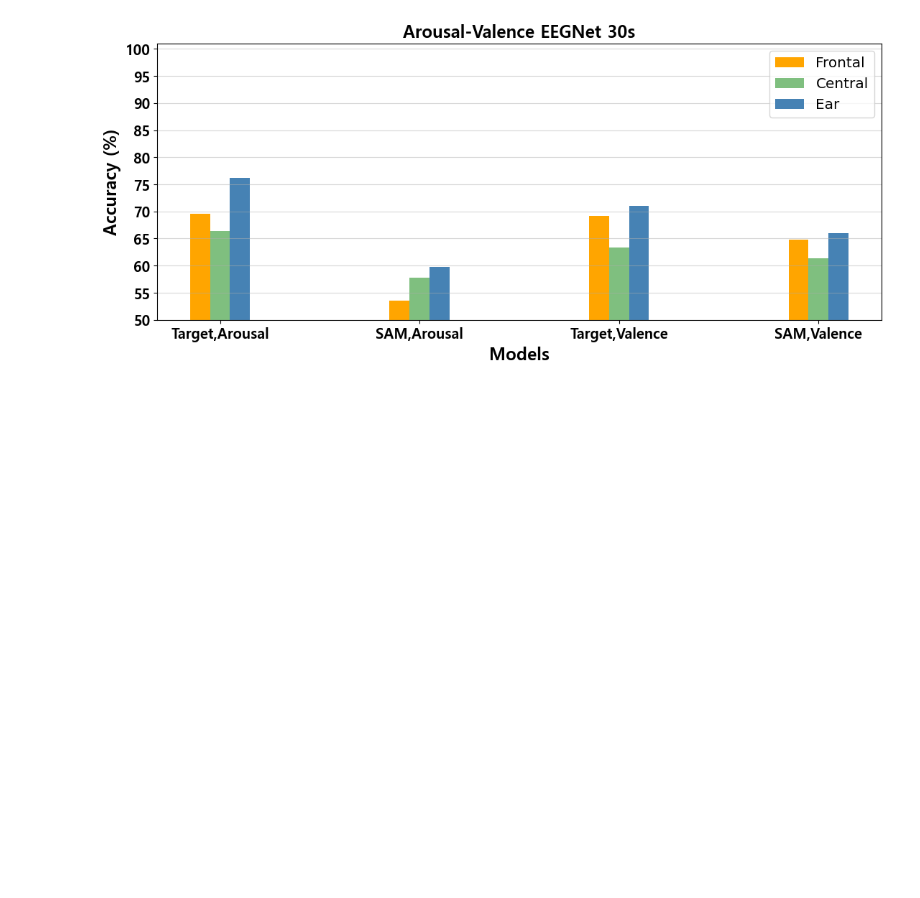
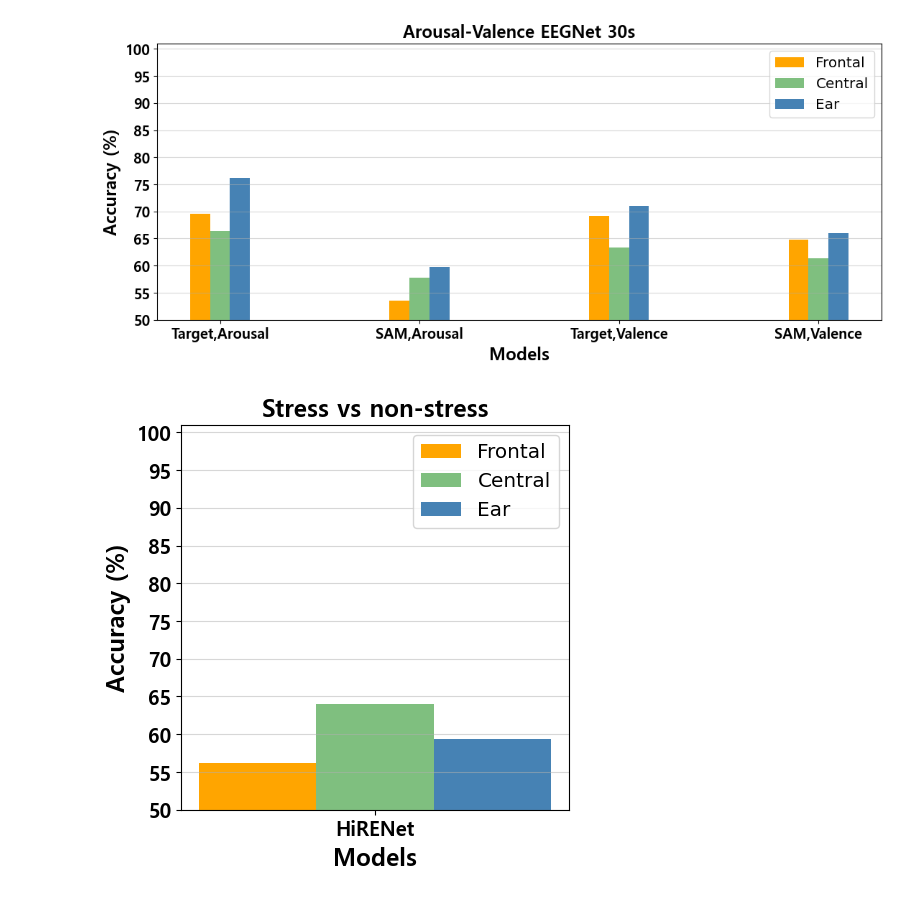
Before and after one commit to sees4321/Samsung_2024, a Jupyter notebook: emotion_data_analyze.ipynb, the cells around one changed output. Cells and saved outputs as stored; diff of their text form; code cells hidden in the pictures; blank space fills up the shorter version.

```diff
--- a/emotion_data_analyze.ipynb
+++ b/emotion_data_analyze.ipynb
@@ -221,3 +236,38 @@ Plot_Classification_Results([69.53, 53.52, 69.14, 64.84], [66.40, 57.81, 63.28,
 # Plot_Classification_Results([81.25, 61.33, 74.22, 64.84], [71.88, 58.59, 68.75, 63.28], [81.64, 59.38, 75.39, 61.33])
 # %% [output]
 [figure]
+# %%
+import matplotlib.pyplot as plt
+import pandas as pd
+import os
+import numpy as np
+
+def Plot_Classification_Results(r1,r2,r3):
+
+    num_idx = len(r1)
+    plt.figure(figsize=(5,5))
+    bar_width = 0.1
+    index = np.arange(0,num_idx,1)
+    videos = ['HiRENet']
+
+
+    plt.grid(axis='y',alpha=.5)
+    bar1 = plt.bar(index - bar_width, r1, bar_width, alpha=1, color = 'orange', label = 'Arousal')# , yerr=std_emotion_label[:,0])
+    bar3 = plt.bar(index, r2, bar_width, alpha=.5, color = 'green', label = 'Arousal_Washoff')# , yerr=std_emotion_label[:,2])
+    bar2 = plt.bar(index + bar_width, r3, bar_width, alpha=1, color = 'steelblue', label = 'Valence')# , yerr=std_emotion_label[:,1])
+    plt.xticks(np.arange(0, 1, 1), videos, fontweight='bold', fontsize='x-large', fontfamily='Malgun Gothic')
+    plt.yticks(np.arange(50,102,5), fontweight='semibold',fontsize='x-large', fontfamily='Malgun Gothic')
+    plt.title('Stress vs non-stress', fontsize='xx-large', fontweight='bold', fontfamily='Malgun Gothic')
+    plt.ylabel("Accuracy (%)", fontsize='xx-large', fontweight='bold', fontfamily='Malgun Gothic')
+    plt.xlabel("Models", fontsize='xx-large', fontweight='bold', fontfamily='Malgun Gothic')
+    plt.legend(['Frontal','Central','Ear'], fontsize='x-large')
+    plt.ylim(50,101)
+
+# Plot_Classification_Results([72.27, 56.25, 81.25, 81.64], [71.09, 57.03, 71.88, 58.59], [77.34, 62.5, 81.64, 59.38])
+
+# Plot_Classification_Results([72.27, 56.25, 72.66, 65.62], [71.09, 57.03, 68.36, 65.23], [77.34, 62.5, 75.39, 64.84])
+# Plot_Classification_Results([69.53, 69.14], [66.40, 63.28], [76.17, 71.09])
+Plot_Classification_Results([56.25], [64.06], [59.38])
+# Plot_Classification_Results([81.25, 61.33, 74.22, 64.84], [71.88, 58.59, 68.75, 63.28], [81.64, 59.38, 75.39, 61.33])
+# %% [output]
+[figure, added]
```
Also changed, not shown: parts of 4 cells of this notebook, 12 other files.
